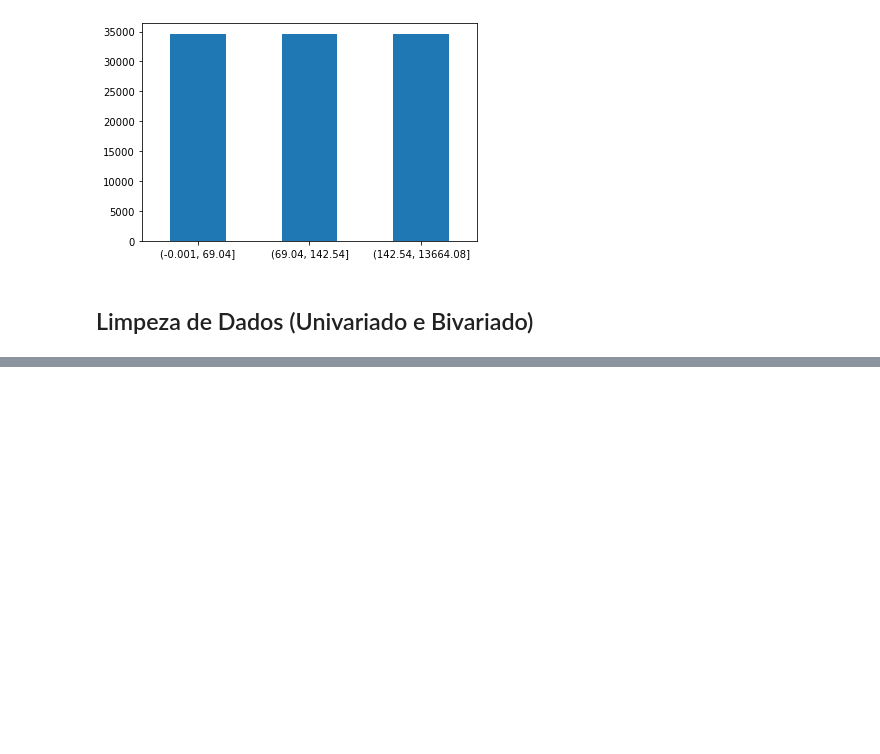
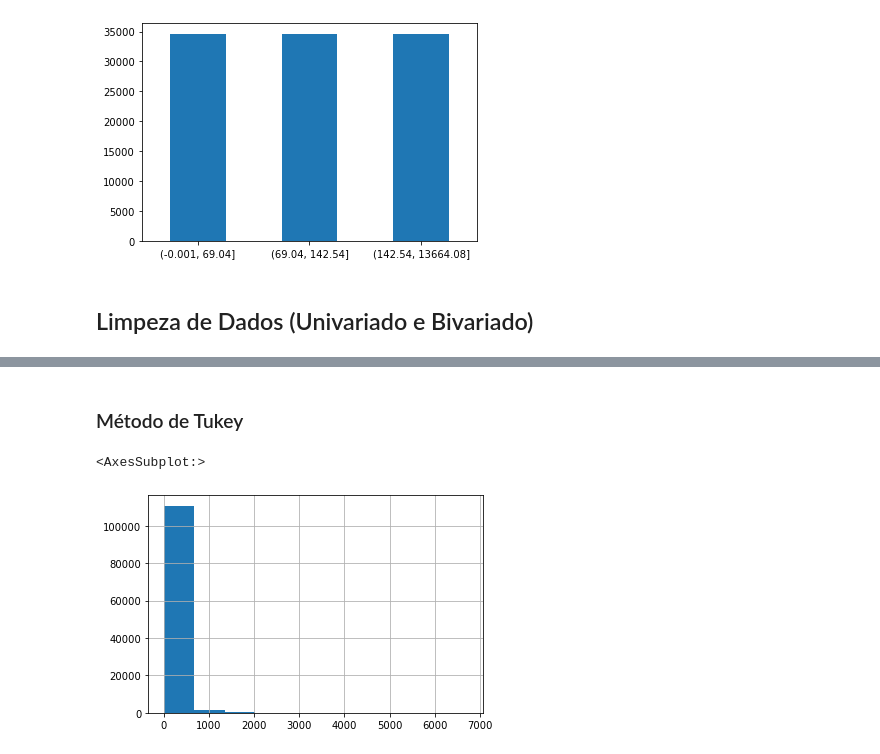
Before and after one commit to maurofalc/intro_data_analysis, a Jupyter notebook: main.ipynb, the cells around one changed output, grey strips where cells are left out. Drawn from its saved outputs; the diff is of its cells as text; code cells hidden in the pictures; blank space fills up the shorter version.

Commit message:
Update main.ipynb
Separação métodos

```diff
--- a/main.ipynb
+++ b/main.ipynb
@@ -476,0 +434,7 @@ items.plot.scatter(x="price",y="freight_value")
+# %% [markdown]
+### Método de Tukey
+# %%
+items["price"].hist()
+# %% [output]
+<AxesSubplot:>
+[figure, added]
```
Also changed, not shown: parts of 56 cells of this notebook.
